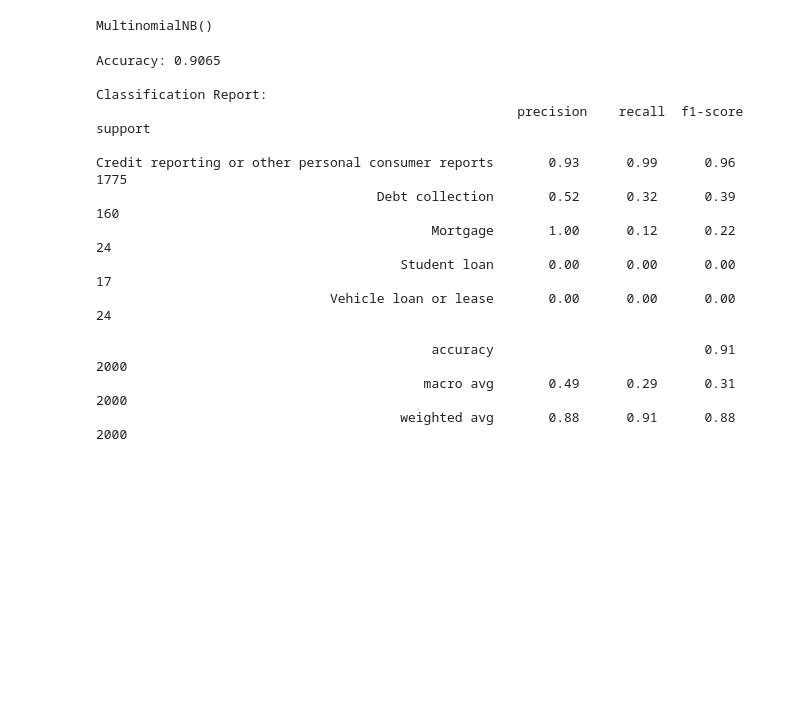
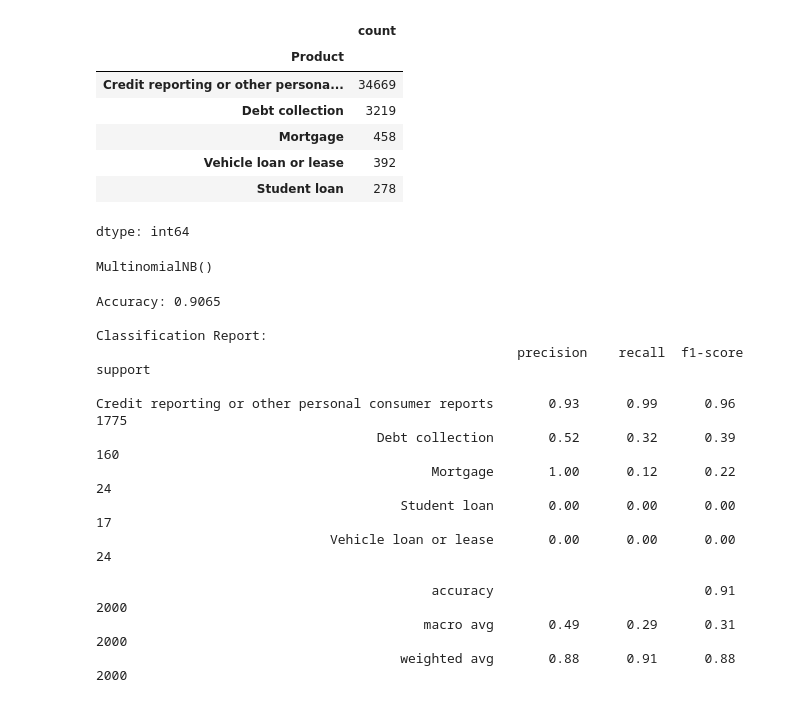
Before and after one commit to Adithya2369/Kaiburr_Task5, a Jupyter notebook: Task5_Kaiburr_AdithyaReddy.ipynb, the cells around one changed output. Saved outputs shown, nothing was run; the diff lists cells and outputs as text; code cells hidden in the pictures; blank space fills up the shorter version.

```diff
--- a/Task5_Kaiburr_AdithyaReddy.ipynb
+++ b/Task5_Kaiburr_AdithyaReddy.ipynb
@@ -37,6 +44,17 @@ df["clean_text"] = df["Consumer complaint narrative"].apply(clean_text)
 X_train, X_test, y_train, y_test = train_test_split(
     df["clean_text"], df["Product"], test_size=0.2, random_state=42
 )
+# %%
+y_train.value_counts()
+# %% [output]
+|  | count |
+| Product |  |
+| Credit reporting or other persona... | 34669 |
+| Debt collection | 3219 |
+| Mortgage | 458 |
+| Vehicle loan or lease | 392 |
+| Student loan | 278 |
+dtype: int64
 # %%
 vectorizer = TfidfVectorizer(stop_words="english", max_features=5000)
 X_train_tfidf = vectorizer.fit_transform(X_train)
```
Also changed, not shown: parts of 46 cells of this notebook, 12 other files.
